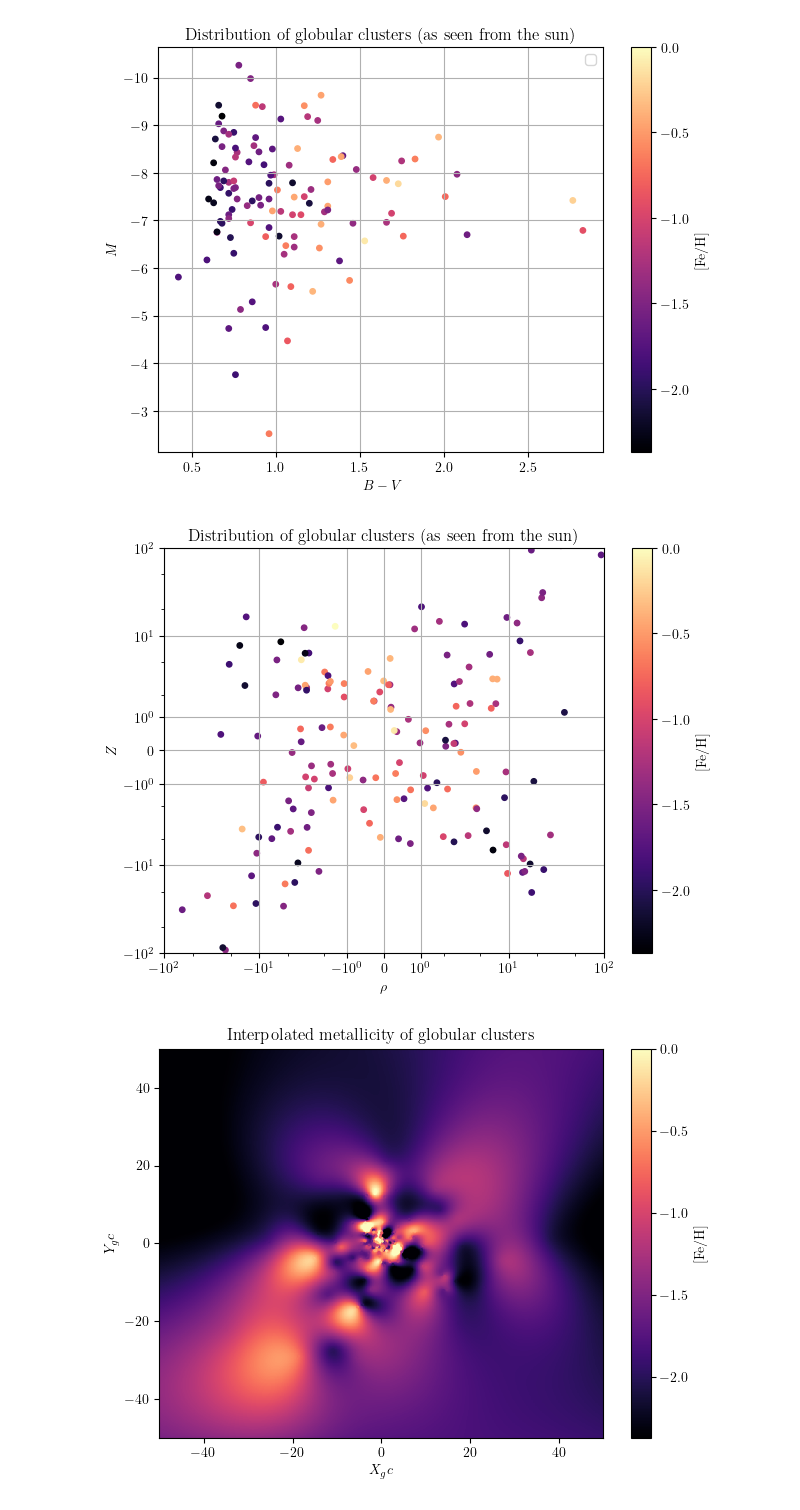
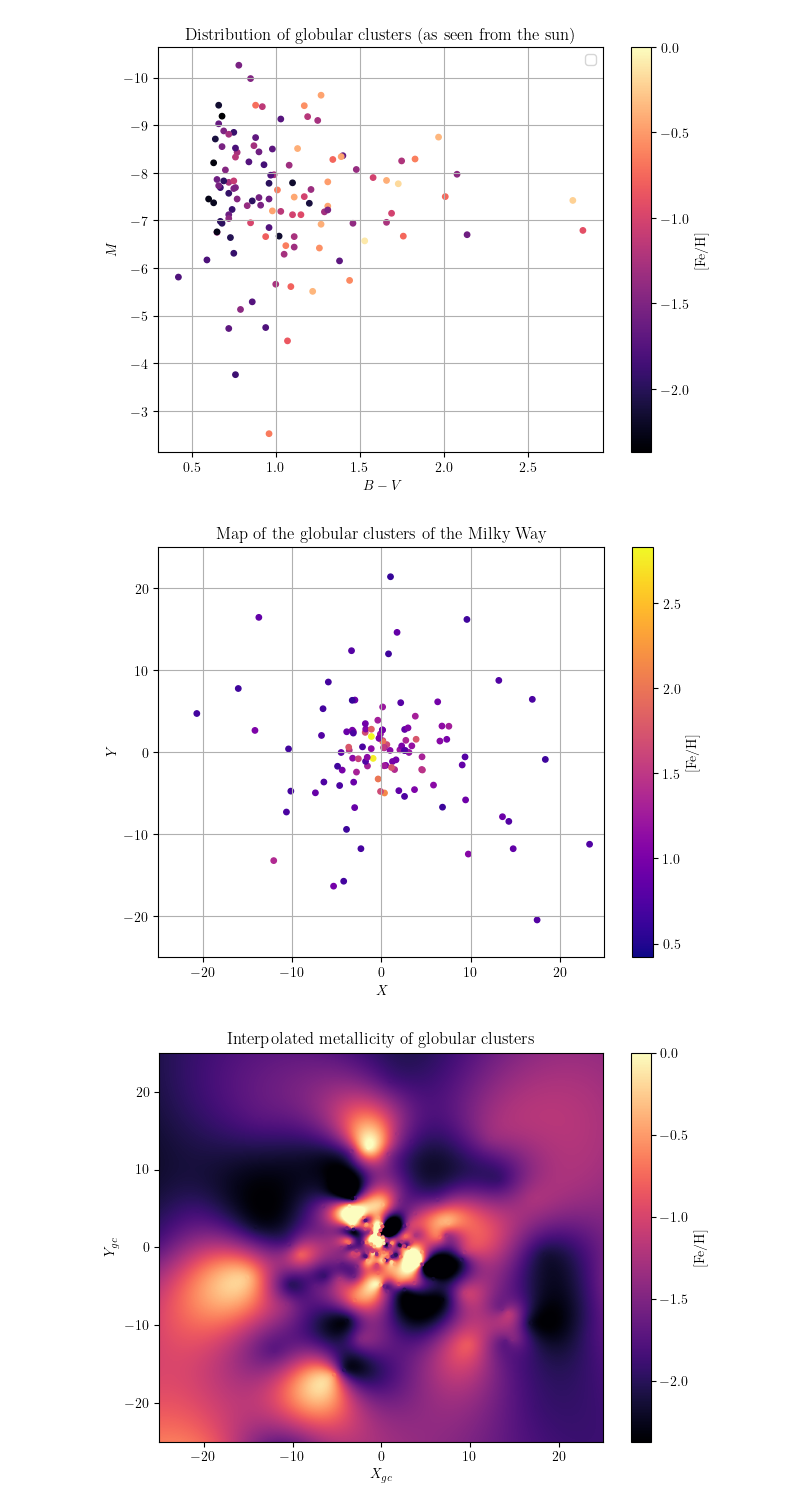
Before and after one commit to eddikebrygger/PHYS3116---Project, a Jupyter notebook: Main_file.ipynb, the cells around one changed output. Cells and saved outputs as stored; diff of their text form; code cells hidden in the pictures.

```diff
--- a/Main_file.ipynb
+++ b/Main_file.ipynb
@@ -64,30 +63,26 @@ plt.show()
 [figure]
 # %%
 plt.figure()
-plt.scatter(np.cos(L)*R_gc,np.sin(L)*R_gc,15,mtlc,cmap='magma',vmin=mtlc.min(),vmax=mtlc.max())
+plt.scatter(np.cos(L)*R_gc,np.sin(L)*R_gc,15,BmV,cmap='plasma',vmin=(BmV).min(),vmax=(BmV).max())
 plt.colorbar(label =r'$[\mathrm{Fe/H}]$')
-plt.xlabel(r'$\rho$')
-plt.ylabel(r'$Z$')
+plt.xlabel(r'$X$')
+plt.ylabel(r'$Y$')
 # plt.legend()
 plt.grid()
-plt.yscale('asinh')
-plt.xscale('asinh')
-# plt.gca().invert_xaxis()
-# plt.gca().invert_yaxis()
-plt.ylim(-100,100)
-plt.xlim(-100,100)
+plt.ylim(-25,25)
+plt.xlim(-25,25)
 plt.tight_layout()
-plt.title(r'Distribution of globular clusters (as seen from the sun)')
+plt.title(r'Map of the globular clusters of the Milky Way')
 plt.show()
 # %% [output]
-[figure, old version]
+[figure, new version]
 # %%
 X_gc = np.cos(L)*R_gc
 Y_gc = np.sin(L)*R_gc
 # %%
 from scipy.interpolate import RBFInterpolator
-X_space = np.linspace(X_gc.min(),X_gc.max(),1000)
-Y_space = np.linspace(Y_gc.min(),Y_gc.max(),1000)
+X_space = np.linspace(-25,25,3000)
+Y_space = np.linspace(-25,25,3000)
 X_space,Y_space = np.meshgrid(X_space,Y_space)
 mask2 = np.isnan(X_gc) | np.isnan(Y_gc) | np.isnan(mtlc)
 Xgc_arr = X_gc[~mask2]
@@ -101,16 +96,16 @@ mtlc_space = rbf(np.column_stack((X_space.ravel(), Y_space.ravel()))).reshape(X_
 # %%
 plt.figure()
 plt.pcolormesh(X_space,Y_space,mtlc_space,cmap='magma',vmin=mtlc.min(),vmax=mtlc.max())
-plt.scatter(X_gc,Y_gc,1,mtlc,cmap='magma',vmin=mtlc.min(),vmax=mtlc.max())
+plt.scatter(X_gc,Y_gc,3,mtlc,cmap='magma',vmin=mtlc.min(),vmax=mtlc.max())
 plt.colorbar(label =r'$[\mathrm{Fe/H}]$')
 # plt.gca().invert_xaxis()
 # plt.gca().invert_yaxis()
-plt.xlabel(r'$X_gc$')
-plt.ylabel(r'$Y_gc$')
+plt.xlabel(r'$X_{gc}$')
+plt.ylabel(r'$Y_{gc}$')
 plt.title(r'Interpolated metallicity of globular clusters')
-plt.xlim(-50,50)
-plt.ylim(-50,50)
+plt.xlim(-25,25)
+plt.ylim(-25,25)
 plt.tight_layout()
 plt.show()
 # %% [output]
-[figure, old version]
+[figure, new version]
```
Also changed, not shown: parts of 2 cells of this notebook.
